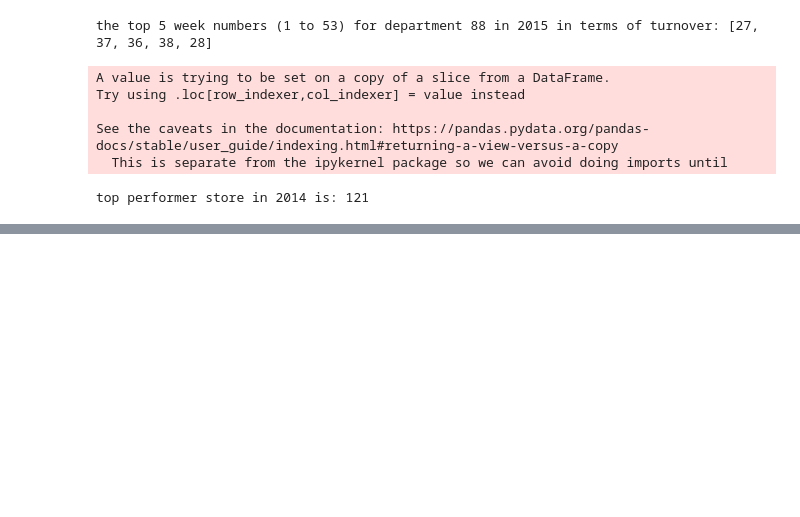
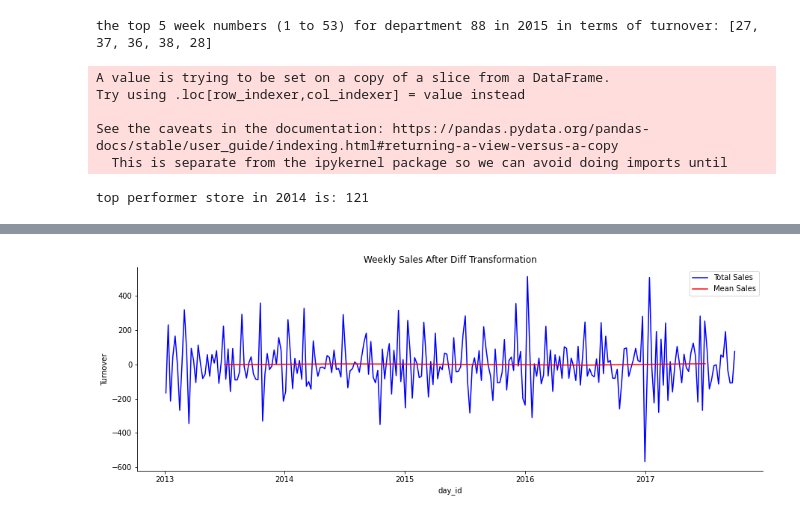
Before and after one commit to MedericTrungVU/revenue_forecasting_demo, a Jupyter notebook: test_ML_DCL.ipynb, the cells around one changed output, grey strips where cells are left out. Saved outputs shown, nothing was run; the diff lists cells and outputs as text; code cells hidden in the pictures; blank space fills up the shorter version.

```diff
--- a/test_ML_DCL.ipynb
+++ b/test_ML_DCL.ipynb
@@ -144,0 +152,8 @@ Name: turnover, dtype: float64
+# %%
+# 2. The data is not stationary. To make it stationary, we need to calculate the difference between turnovers in each week
+
+df_unit95_dpt88_diff = df_unit95_dpt88[['day_id', 'turnover']].copy()
+df_unit95_dpt88_diff['prev_turnover'] = df_unit95_dpt88_diff['turnover'].shift(1)
+df_unit95_dpt88_diff = df_unit95_dpt88_diff.dropna()
+df_unit95_dpt88_diff['diff'] = (df_unit95_dpt88_diff['turnover'] - df_unit95_dpt88_diff['prev_turnover'])
+df_unit95_dpt88_diff.head(10)
@@ -144,0 +172,4 @@ Name: turnover, dtype: float64
+# %%
+time_plot(df_unit95_dpt88_diff, 'day_id', 'diff', 'Weekly Sales After Diff Transformation')
+# %% [output]
+[figure, added]
```
Also changed, not shown: parts of 63 cells of this notebook.
